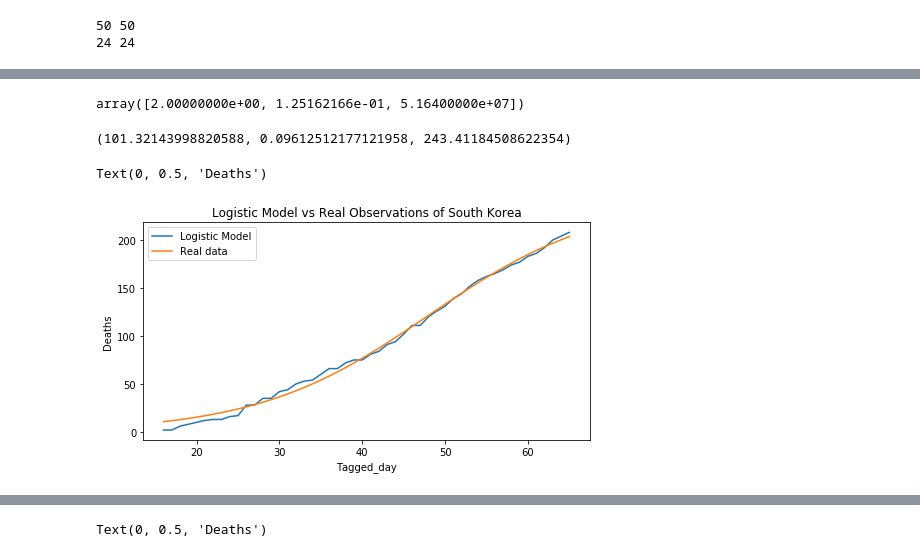
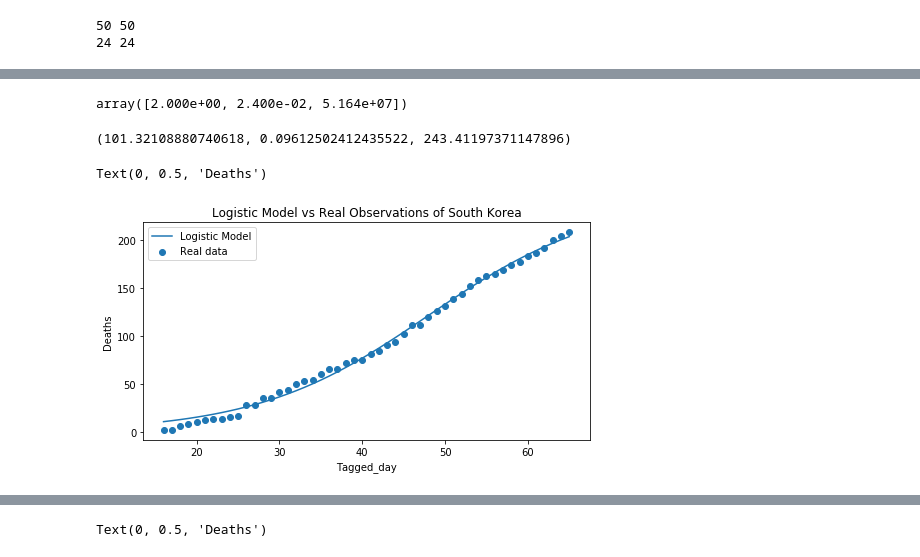
Before and after one commit to kd91/Modeling-of-COVID-19-testing-deaths, a Jupyter notebook: covid_19_EDA_logReg.ipynb, the cells around one changed output, grey strips where cells are left out. Drawn from its saved outputs; the diff is of its cells as text; code cells hidden in the pictures.

```diff
--- a/covid_19_EDA_logReg.ipynb
+++ b/covid_19_EDA_logReg.ipynb
@@ -460,31 +442,35 @@ def logistic_model(x, a, b, c):
 # %%
 # initializing parameters
 a0 = y_train_kor.min()
-b0 = np.random.exponential(size=1)[0]
-c0 = 51.64e6 #population of SOuth Korea in 2018(https://www.worldometers.info/world-population/south-korea-population/)
+# b0 = np.random.exponential(size=1)[0]
+# b0 = np.random.uniform(low=0.0, high=0.01, size=1)[0]
+b0 = 0.024 # south korea mortality rate for covid: 2.4% (https://coronavirus.jhu.edu/data/mortality)
+c0 = 51.64e6
+# 51.64e6 # max people that can get infected - population of South Korea in 2018 (https://www.worldometers.info/world-population/south-korea-population/)
 p0 = np.array([a0,b0,c0])
 p0
 # %% [output]
-array([2.00000000e+00, 1.25162166e-01, 5.16400000e+07])
+array([2.000e+00, 2.400e-02, 5.164e+07])
+# %%
+bounds = (0, [c0,1.0,c0])
 # %%
-(a,b,c),cov = optim.curve_fit(logistic_model, X_train_kor, y_train_kor, p0=p0)
+(a,b,c),cov = optim.curve_fit(logistic_model, X_train_kor, y_train_kor, bounds=bounds, p0=p0)
 # %%
 a,b,c
 # %% [output]
-(101.32143998820588, 0.09612512177121958, 243.41184508622354)
+(101.32108880740618, 0.09612502412435522, 243.41197371147896)
 # %%
-# model predictions on trainig dataset
-y_train_kor_pred = logistic_model( X_train_kor, a, b, c)
+# model predictions on training dataset for South Korea
 plt.figure(figsize=(8,4))
-plt.plot(X_train_kor, y_train_kor)
-plt.plot(X_train_kor, y_train_kor_pred)
+plt.scatter(X_train_kor, y_train_kor)
+plt.plot(X_train_kor, logistic_model( X_train_kor, a, b, c))
 plt.title('Logistic Model vs Real Observations of South Korea')
-plt.legend([ 'Logistic Model', 'Real data'])
+plt.legend(['Logistic Model', 'Real data'])
 plt.xlabel('Tagged_day')
 plt.ylabel('Deaths')
 # %% [output]
 Text(0, 0.5, 'Deaths')
-[figure, old version]
+[figure, new version]
 # %%
 # model predictions on testing dataset
 y_test_kor_pred = round( logistic_model(X_test_kor, a, b, c) ).astype('int')
```
Also changed, not shown: parts of 27 cells of this notebook.
